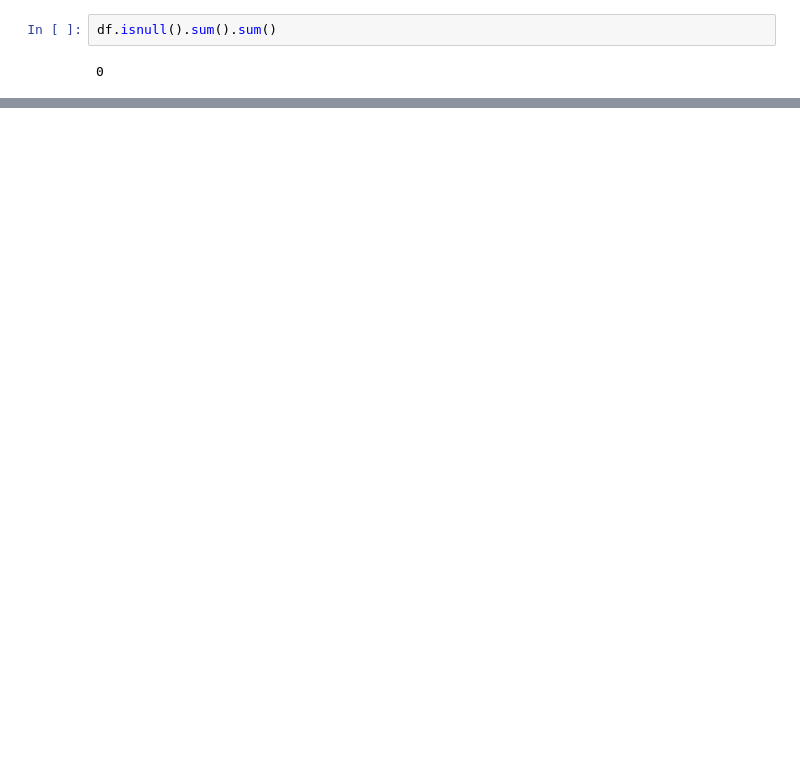
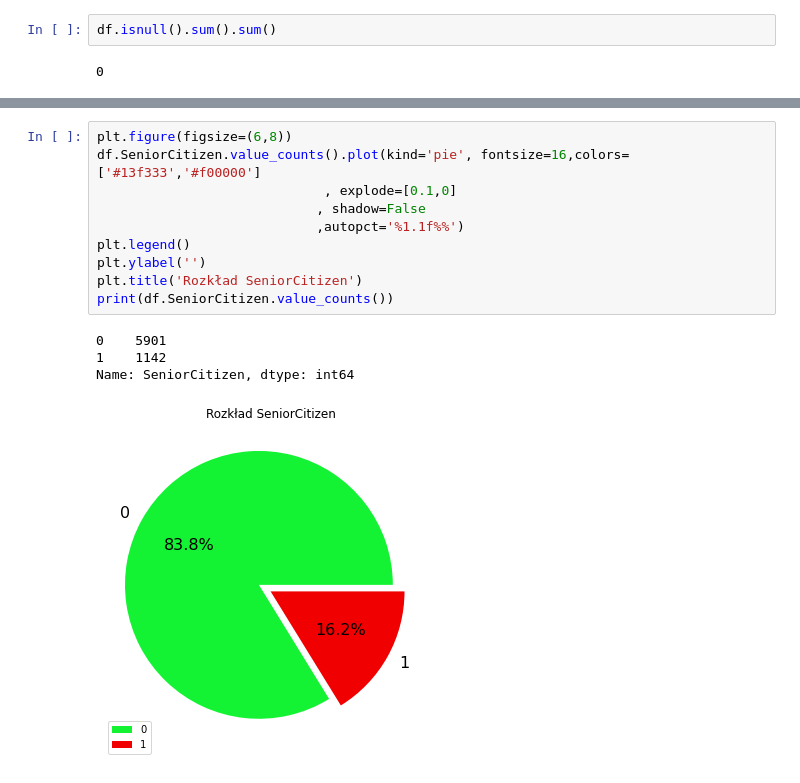
Before and after one commit to MateuszALK/PYPLOT_CASESTUDY, a Jupyter notebook: CASESTUDY.ipynb, the cells around one changed output, grey strips where cells are left out. Drawn from its saved outputs; the diff is of its cells as text; blank space fills up the shorter version.

```diff
--- a/CASESTUDY.ipynb
+++ b/CASESTUDY.ipynb
@@ -138,0 +179,15 @@ df.isnull().sum().sum()
+# %%
+plt.figure(figsize=(6,8))
+df.SeniorCitizen.value_counts().plot(kind='pie', fontsize=16,colors=['#13f333','#f00000']
+                             , explode=[0.1,0]
+                            , shadow=False
+                            ,autopct='%1.1f%%')
+plt.legend()
+plt.ylabel('')
+plt.title('Rozkład SeniorCitizen')
+print(df.SeniorCitizen.value_counts())
+# %% [output]
+0    5901
+1    1142
+Name: SeniorCitizen, dtype: int64
+[figure, added]
```
Also changed, not shown: parts of 5 cells of this notebook.
